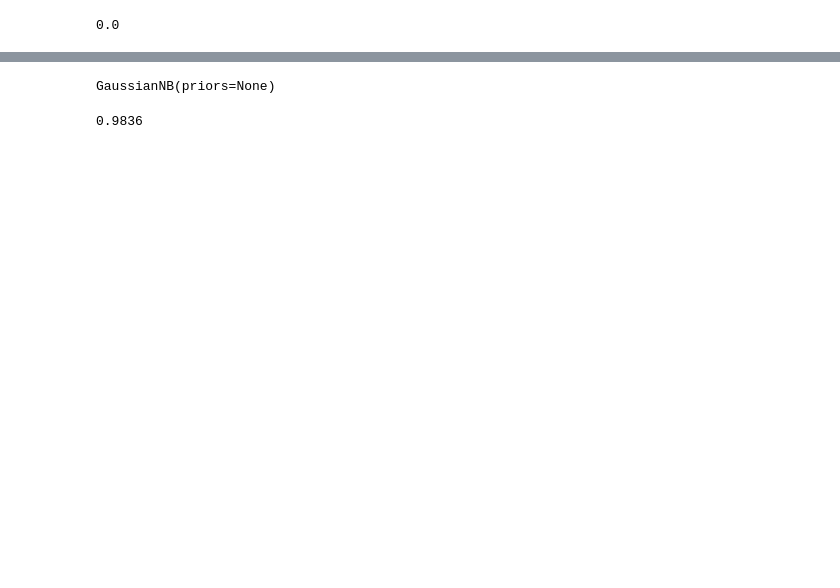
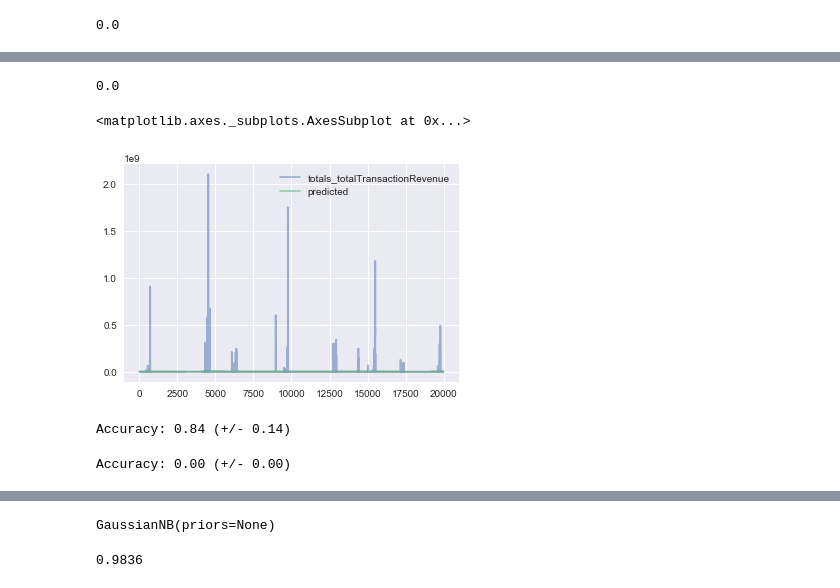
Before and after one commit to mikesturm2001/Python, a Jupyter notebook: GoogleProject/Project.ipynb, the cells around one changed output, grey strips where cells are left out. Drawn from its saved outputs; the diff is of its cells as text; code cells hidden in the pictures; blank space fills up the shorter version.

```diff
--- a/GoogleProject/Project.ipynb
+++ b/GoogleProject/Project.ipynb
@@ -380,0 +400,2 @@ newData.head()
+# %%
+newDataSimple = newData.filter(['date','browser','totals_visits','totals_totalTransactionRevenue'], axis=1)
@@ -510,0 +592,6 @@ newData.head()
+# %%
+#For the simple Data
+X_Simple = newDataSimple.drop(['totals_totalTransactionRevenue'], axis=1).values
+print(X_Simple.shape)
+y_simple = newDataSimple.totals_totalTransactionRevenue.values
+print(y.shape)
@@ -545,0 +640,4 @@ newData[['totals_totalTransactionRevenue','predicted']].plot(alpha=0.5)
+# %%
+model = LinearRegression(fit_intercept=False)
+model.fit(X_Simple, y_simple)
+newDataSimple['predicted'] = model.predict(X_Simple)
@@ -545,0 +654,9 @@ newData[['totals_totalTransactionRevenue','predicted']].plot(alpha=0.5)
+# %%
+model.intercept_
+# %% [output]
+0.0
+# %%
+newDataSimple[['totals_totalTransactionRevenue','predicted']].plot(alpha=0.5)
+# %% [output]
+<matplotlib.axes._subplots.AxesSubplot at 0x...>
+[figure, added]
@@ -546 +670,17 @@ newData[['totals_totalTransactionRevenue','predicted']].plot(alpha=0.5)
+# %%
+lr = LinearRegression()
+kfolds = cv.KFold(X.shape[0], n_folds=4, shuffle=True, random_state=42)
+scores = cv.cross_val_score(lr, X, y, cv=kfolds)
+
+print("Accuracy: %0.2f (+/- %0.2f)" % (scores.mean(), scores.std()))
+# %% [output]
+Accuracy: 0.84 (+/- 0.14)
+# %%
+lr = LinearRegression()
+kfolds = cv.KFold(X_Simple.shape[0], n_folds=4, shuffle=True, random_state=42)
+scores = cv.cross_val_score(lr, X_Simple, y_simple, cv=kfolds)
+
+print("Accuracy: %0.2f (+/- %0.2f)" % (scores.mean(), scores.std()))
+# %% [output]
+Accuracy: 0.00 (+/- 0.00)
 # %%
```
Also changed, not shown: parts of 69 cells of this notebook.
